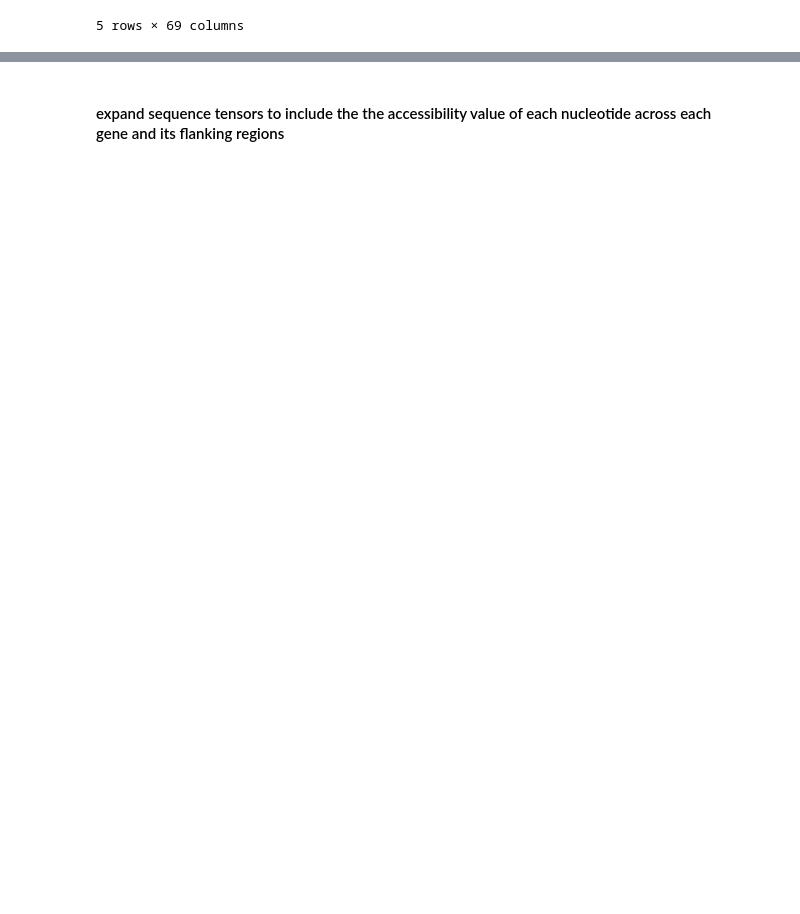
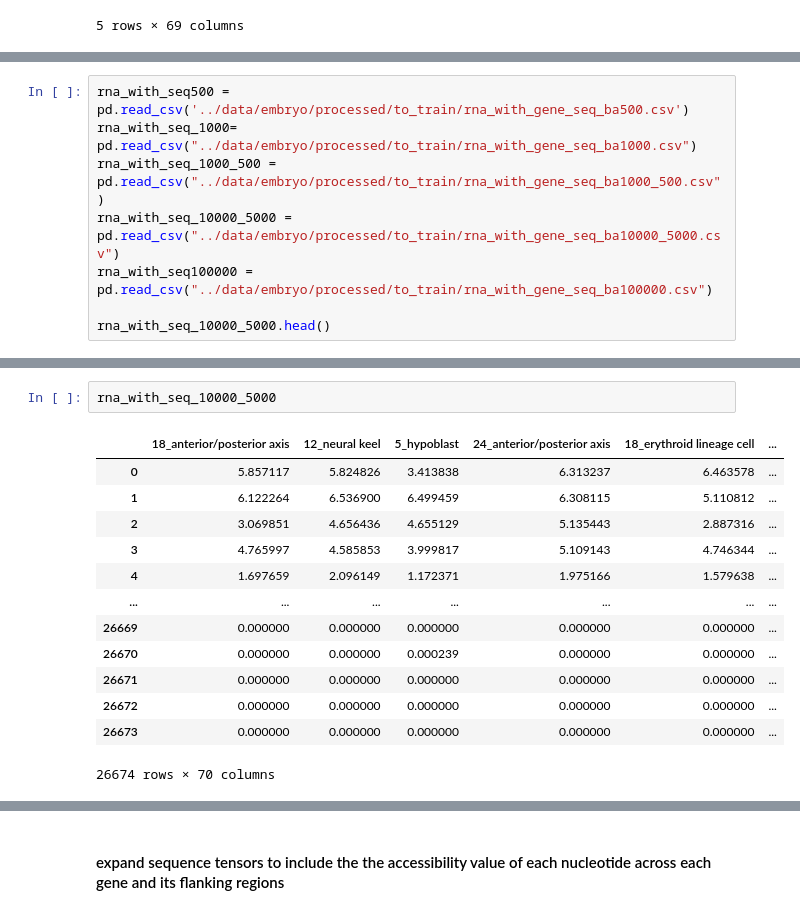
Before and after one commit to mourouzidou/zebrafish_development, a Jupyter notebook: notebooks/create_train_data.ipynb, the cells around one changed output, grey strips where cells are left out. Cells and saved outputs as stored; diff of their text form; blank space fills up the shorter version.

```diff
--- a/notebooks/create_train_data.ipynb
+++ b/notebooks/create_train_data.ipynb
@@ -419,0 +446,8 @@ rna_with_seq_b1ka500 = preprocess.add_sequences_to_rna(
+# %%
+rna_with_seq500 = pd.read_csv('../data/embryo/processed/to_train/rna_with_gene_seq_ba500.csv')
+rna_with_seq_1000= pd.read_csv("../data/embryo/processed/to_train/rna_with_gene_seq_ba1000.csv")
+rna_with_seq_1000_500 = pd.read_csv("../data/embryo/processed/to_train/rna_with_gene_seq_ba1000_500.csv")
+rna_with_seq_10000_5000 = pd.read_csv("../data/embryo/processed/to_train/rna_with_gene_seq_ba10000_5000.csv")
+rna_with_seq100000 = pd.read_csv("../data/embryo/processed/to_train/rna_with_gene_seq_ba100000.csv")
+
+rna_with_seq_10000_5000.head()
@@ -419,0 +602,16 @@ rna_with_seq_b1ka500 = preprocess.add_sequences_to_rna(
+# %%
+rna_with_seq_10000_5000
+# %% [output]
+|  | 18_anterior/posterior axis | 12_neural keel | 5_hypoblast | 24_anterior/posterior axis | 18_erythroid lineage cell | ... |
+| 0 | 5.857117 | 5.824826 | 3.413838 | 6.313237 | 6.463578 | ... |
+| 1 | 6.122264 | 6.536900 | 6.499459 | 6.308115 | 5.110812 | ... |
+| 2 | 3.069851 | 4.656436 | 4.655129 | 5.135443 | 2.887316 | ... |
+| 3 | 4.765997 | 4.585853 | 3.999817 | 5.109143 | 4.746344 | ... |
+| 4 | 1.697659 | 2.096149 | 1.172371 | 1.975166 | 1.579638 | ... |
+| ... | ... | ... | ... | ... | ... | ... |
+| 26669 | 0.000000 | 0.000000 | 0.000000 | 0.000000 | 0.000000 | ... |
+| 26670 | 0.000000 | 0.000000 | 0.000239 | 0.000000 | 0.000000 | ... |
+| 26671 | 0.000000 | 0.000000 | 0.000000 | 0.000000 | 0.000000 | ... |
+| 26672 | 0.000000 | 0.000000 | 0.000000 | 0.000000 | 0.000000 | ... |
+| 26673 | 0.000000 | 0.000000 | 0.000000 | 0.000000 | 0.000000 | ... |
+26674 rows × 70 columns
```
Also changed, not shown: parts of 16 cells of this notebook, 2 other files.
